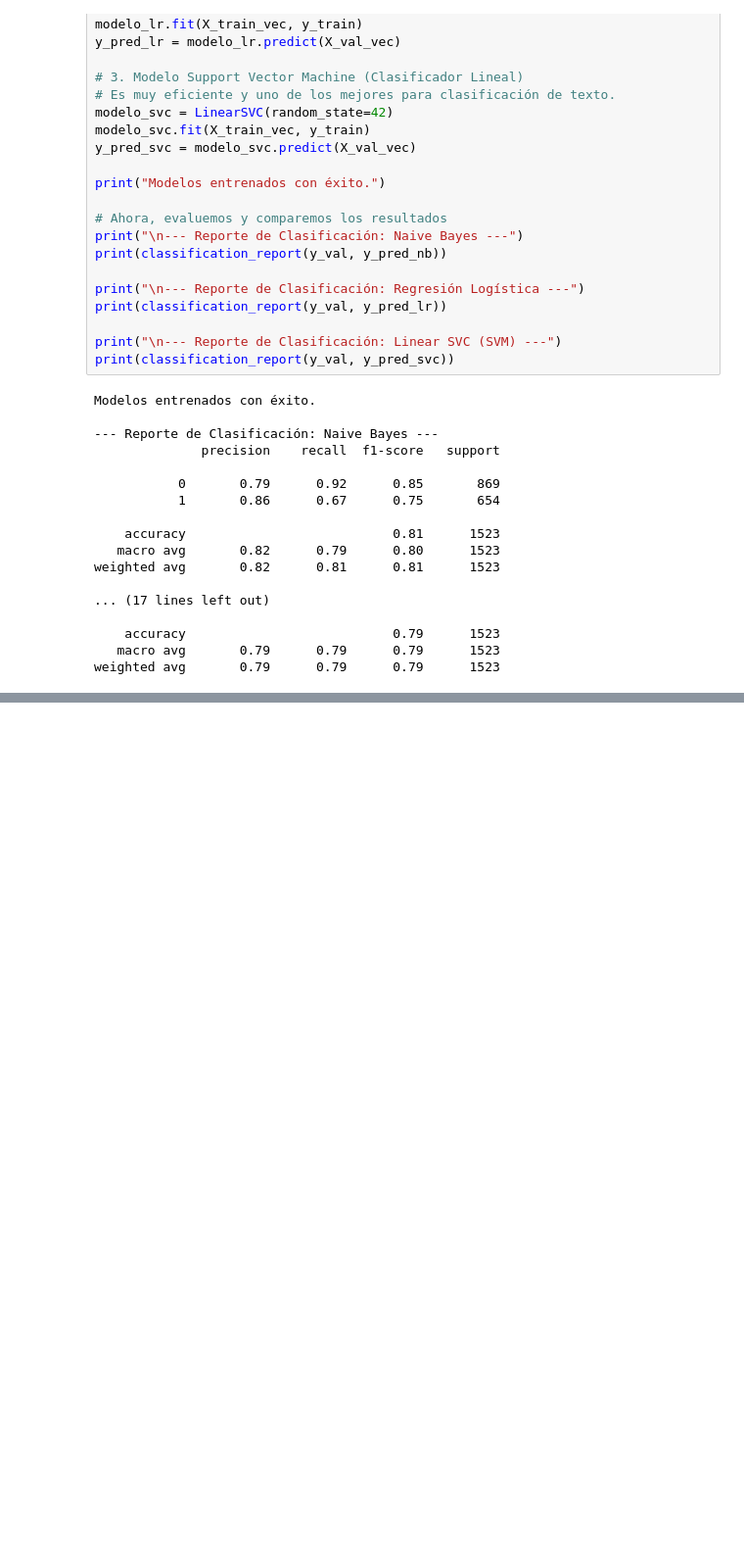
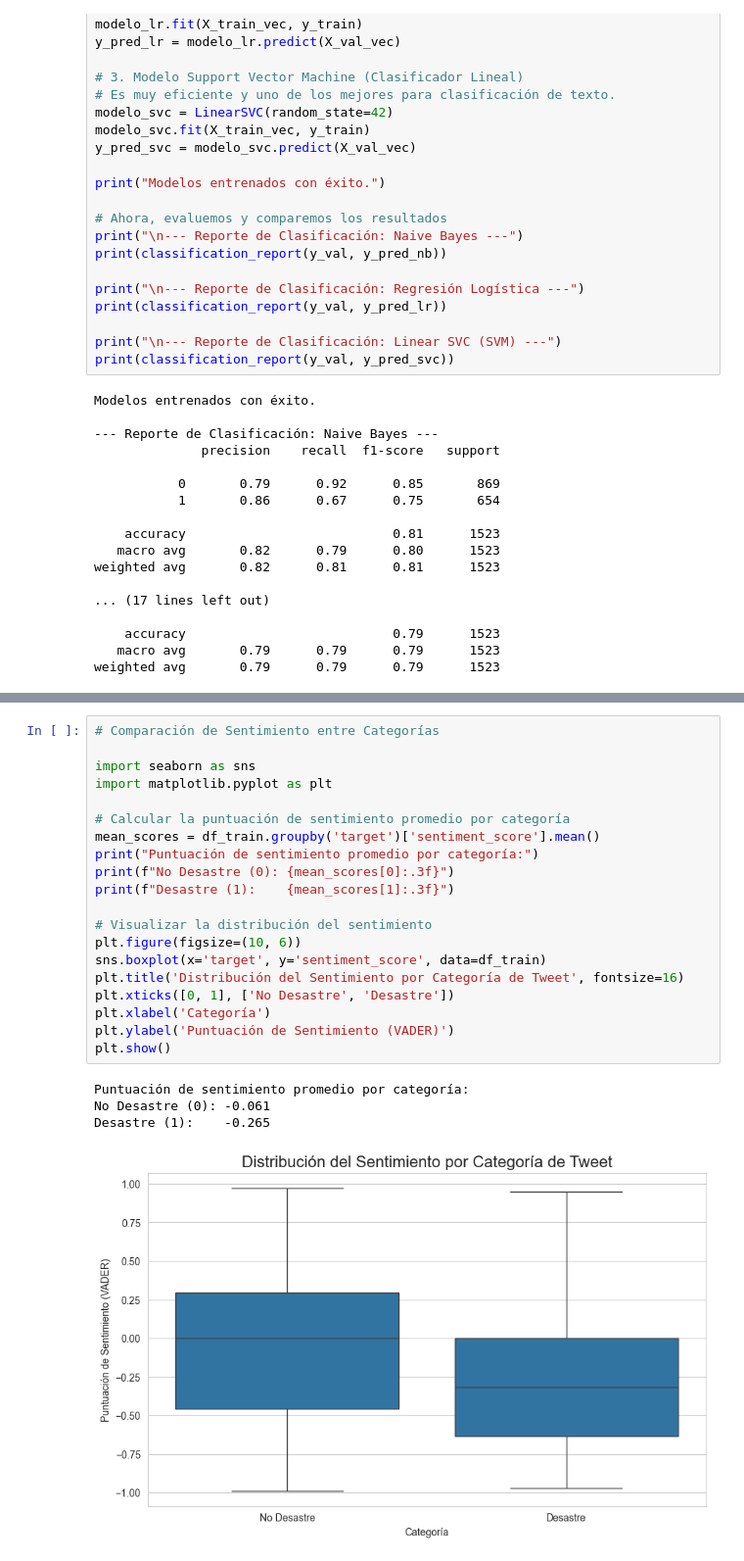
Before and after one commit to OscarEscriba/Laboratorio-5-Data-Science-Mineria-textos-y-analisis-de-sentimientos, a Jupyter notebook: Lab5.ipynb, the cells around one changed output, grey strips where cells are left out. Shown at 98% size. Drawn from its saved outputs; the diff is of its cells as text; blank space fills up the shorter version.

```diff
--- a/Lab5.ipynb
+++ b/Lab5.ipynb
@@ -440,0 +637,25 @@ weighted avg       0.79      0.79      0.79      1523
+# %%
+# Comparación de Sentimiento entre Categorías
+
+import seaborn as sns
+import matplotlib.pyplot as plt
+
+# Calcular la puntuación de sentimiento promedio por categoría
+mean_scores = df_train.groupby('target')['sentiment_score'].mean()
+print("Puntuación de sentimiento promedio por categoría:")
+print(f"No Desastre (0): {mean_scores[0]:.3f}")
+print(f"Desastre (1):    {mean_scores[1]:.3f}")
+
+# Visualizar la distribución del sentimiento
+plt.figure(figsize=(10, 6))
+sns.boxplot(x='target', y='sentiment_score', data=df_train)
+plt.title('Distribución del Sentimiento por Categoría de Tweet', fontsize=16)
+plt.xticks([0, 1], ['No Desastre', 'Desastre'])
+plt.xlabel('Categoría')
+plt.ylabel('Puntuación de Sentimiento (VADER)')
+plt.show()
+# %% [output]
+Puntuación de sentimiento promedio por categoría:
+No Desastre (0): -0.061
+Desastre (1):    -0.265
+[figure, added]
```
Also changed, not shown: parts of 9 cells of this notebook.
